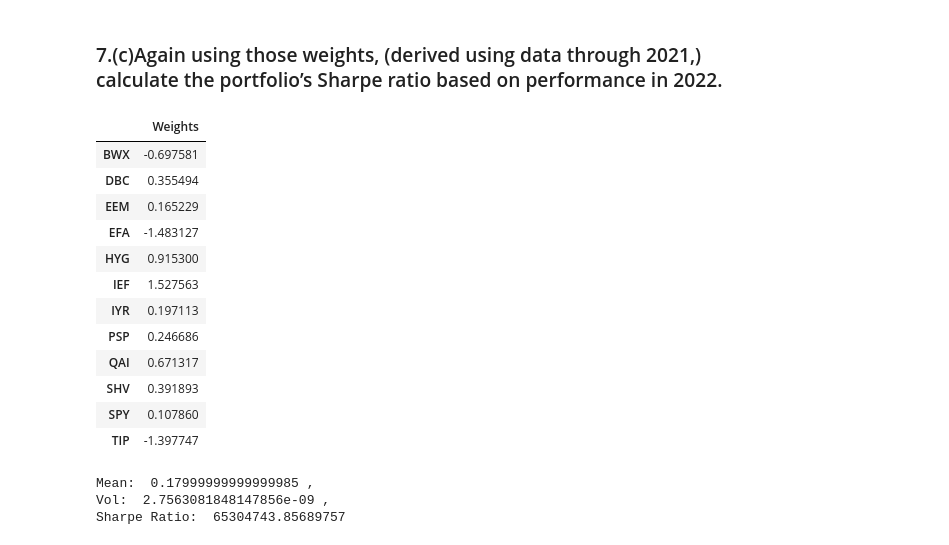
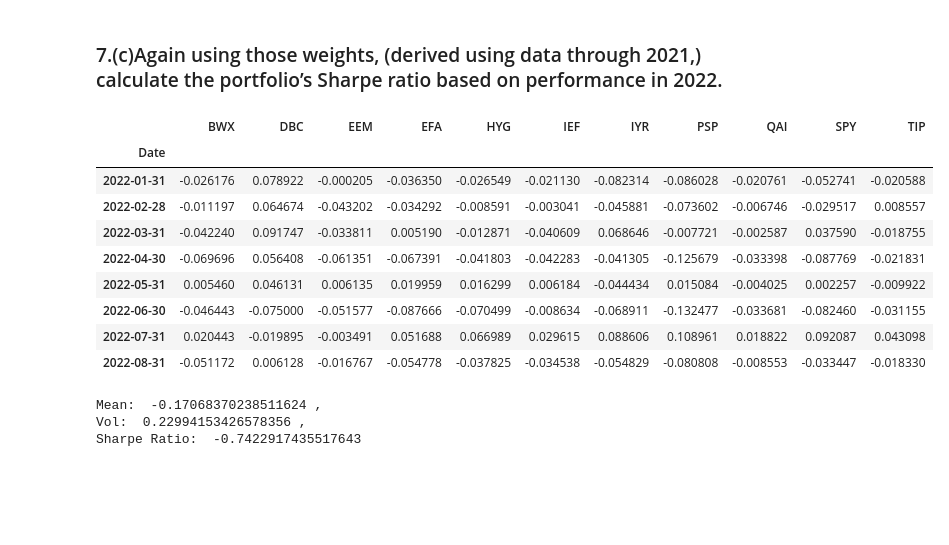
Before and after one commit to alanwake47/finm-36700-portfolio, a Jupyter notebook: week1_hw/workbook_hw1.ipynb, the cells around one changed output. Cells and saved outputs as stored; diff of their text form; code cells hidden in the pictures; blank space fills up the shorter version.

```diff
--- a/week1_hw/workbook_hw1.ipynb
+++ b/week1_hw/workbook_hw1.ipynb
@@ -486,33 +486,27 @@ Sharpe Ratio:  2.308038934166887
 ### 7.(c)Again using those weights, (derived using data through 2021,) calculate the portfolio’s Sharpe ratio based on performance in 2022.
 # %%
 ret_2022 = pd.read_excel('multi_asset_etf_data.xlsx',2)
+del ret_2022['SHV']
 ret_2022.set_index('Date', inplace=True)
 ret_2022.index = pd.to_datetime(ret_2022.index)
 ret_2022 = ret_2022[ret_2022.index >= '2022-01-01']
 
-omega_v_2022 = min_variance_portfolio(ret_2022)
-omega_t_2022 = tangency_portfolio(ret_2022)
-delta_2022 = (mean_target - ret_2022.mean().T @ omega_v_2022) / (ret_2022.mean().T @ omega_t_2022 - ret_2022.mean().T @ omega_v_2022)
-omega_p_2022 = omega_v_2022 + delta_2022 * (omega_t_2022 - omega_v_2022)
-
-pd.DataFrame(omega_p_2022, index=ret_2022.columns, columns=['Weights'])
+ret_2022
 # %% [output]
-|  | Weights |
-| BWX | -0.697581 |
-| DBC | 0.355494 |
-| EEM | 0.165229 |
-| EFA | -1.483127 |
-| HYG | 0.915300 |
-| IEF | 1.527563 |
-| IYR | 0.197113 |
-| PSP | 0.246686 |
-| QAI | 0.671317 |
-| SHV | 0.391893 |
-| SPY | 0.107860 |
-| TIP | -1.397747 |
+|  | BWX | DBC | EEM | EFA | HYG | IEF | IYR | PSP | QAI | SPY | TIP |
+| Date |  |  |  |  |  |  |  |  |  |  |  |
+| 2022-01-31 | -0.026176 | 0.078922 | -0.000205 | -0.036350 | -0.026549 | -0.021130 | -0.082314 | -0.086028 | -0.020761 | -0.052741 | -0.020588 |
+| 2022-02-28 | -0.011197 | 0.064674 | -0.043202 | -0.034292 | -0.008591 | -0.003041 | -0.045881 | -0.073602 | -0.006746 | -0.029517 | 0.008557 |
+| 2022-03-31 | -0.042240 | 0.091747 | -0.033811 | 0.005190 | -0.012871 | -0.040609 | 0.068646 | -0.007721 | -0.002587 | 0.037590 | -0.018755 |
+| 2022-04-30 | -0.069696 | 0.056408 | -0.061351 | -0.067391 | -0.041803 | -0.042283 | -0.041305 | -0.125679 | -0.033398 | -0.087769 | -0.021831 |
+| 2022-05-31 | 0.005460 | 0.046131 | 0.006135 | 0.019959 | 0.016299 | 0.006184 | -0.044434 | 0.015084 | -0.004025 | 0.002257 | -0.009922 |
+| 2022-06-30 | -0.046443 | -0.075000 | -0.051577 | -0.087666 | -0.070499 | -0.008634 | -0.068911 | -0.132477 | -0.033681 | -0.082460 | -0.031155 |
+| 2022-07-31 | 0.020443 | -0.019895 | -0.003491 | 0.051688 | 0.066989 | 0.029615 | 0.088606 | 0.108961 | 0.018822 | 0.092087 | 0.043098 |
+| 2022-08-31 | -0.051172 | 0.006128 | -0.016767 | -0.054778 | -0.037825 | -0.034538 | -0.054829 | -0.080808 | -0.008553 | -0.033447 | -0.018330 |
-# %%
-portfolio_stats(ret_2022, omega_p_2022)
-# %% [output]
-Mean:  0.17999999999999985 ,
-Vol:  2.7563081848147856e-09 ,
-Sharpe Ratio:  65304743.85689757
+# %%
+omega_2022 = omega_p_2021.squeeze()
+portfolio_stats(ret_2022, omega_2022)
+# %% [output]
+Mean:  -0.17068370238511624 ,
+Vol:  0.22994153426578356 ,
+Sharpe Ratio:  -0.7422917435517643
```
